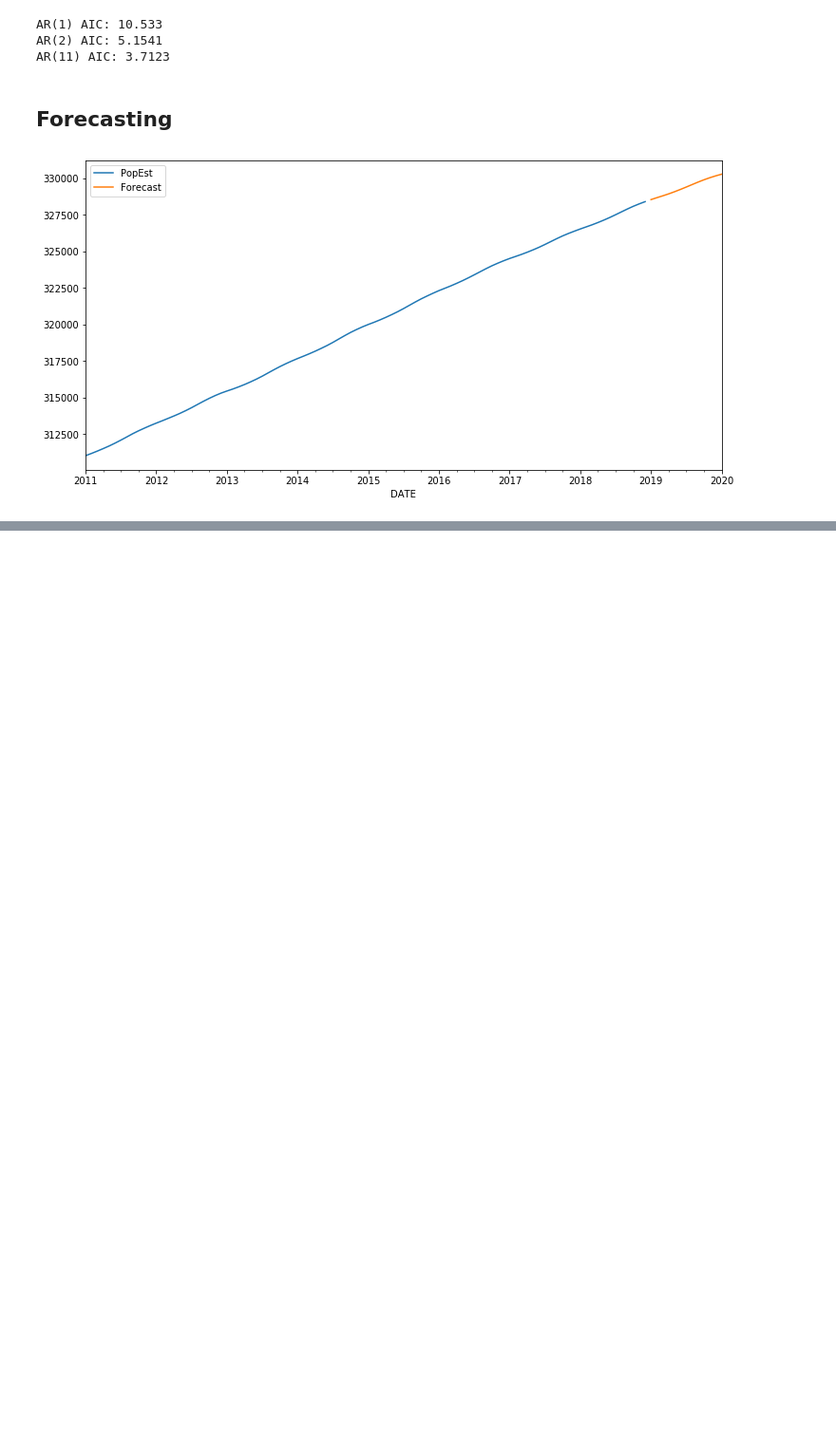
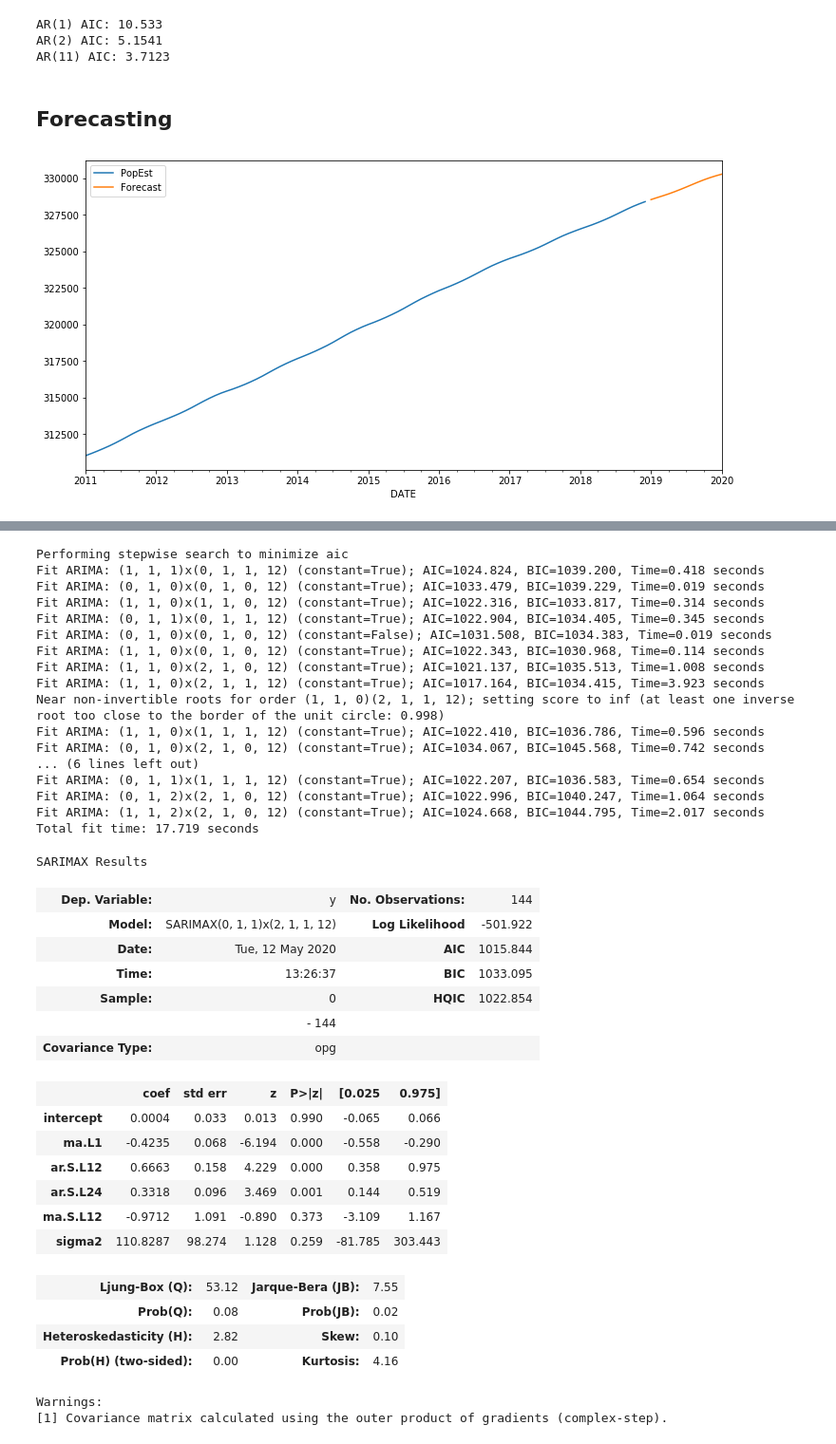
Before and after one commit to mattxushuai/Time_Series, a Jupyter notebook: General_Forecasting_Models.ipynb, the cells around one changed output, grey strips where cells are left out. Shown at 95% size. Saved outputs shown, nothing was run; the diff lists cells and outputs as text; code cells hidden in the pictures; blank space fills up the shorter version.

```diff
--- a/General_Forecasting_Models.ipynb
+++ b/General_Forecasting_Models.ipynb
@@ -256,0 +280,12 @@ fcast.plot(legend=True,figsize=(12,6));
+# %%
+import pandas as pd
+import numpy as np
+%matplotlib inline
+
+# Load a non-stationary dataset
+df1 = pd.read_csv('../Data/airline_passengers.csv',index_col='Month',parse_dates=True)
+df1.index.freq = 'MS'
+
+# Load a stationary dataset
+df2 = pd.read_csv('../Data/DailyTotalFemaleBirths.csv',index_col='Date',parse_dates=True)
+df2.index.freq = 'D'
@@ -256,0 +394,50 @@ fcast.plot(legend=True,figsize=(12,6));
+# %%
+# Non-stationary data
+stepwise_fit = auto_arima(df1['Thousands of Passengers'], start_p=1, start_q=1,
+                          max_p=6, max_q=3, m=12,
+                          start_P=0, seasonal=True,
+                          d=None, D=1, trace=True,
+                          error_action='ignore',   # we don't want to know if an order does not work
+                          suppress_warnings=True,  # we don't want convergence warnings
+                          stepwise=True)           # set to stepwise
+
+stepwise_fit.summary()
+# %% [output]
+Performing stepwise search to minimize aic
+Fit ARIMA: (1, 1, 1)x(0, 1, 1, 12) (constant=True); AIC=1024.824, BIC=1039.200, Time=0.418 seconds
+Fit ARIMA: (0, 1, 0)x(0, 1, 0, 12) (constant=True); AIC=1033.479, BIC=1039.229, Time=0.019 seconds
+Fit ARIMA: (1, 1, 0)x(1, 1, 0, 12) (constant=True); AIC=1022.316, BIC=1033.817, Time=0.314 seconds
+Fit ARIMA: (0, 1, 1)x(0, 1, 1, 12) (constant=True); AIC=1022.904, BIC=1034.405, Time=0.345 seconds
+Fit ARIMA: (0, 1, 0)x(0, 1, 0, 12) (constant=False); AIC=1031.508, BIC=1034.383, Time=0.019 seconds
+Fit ARIMA: (1, 1, 0)x(0, 1, 0, 12) (constant=True); AIC=1022.343, BIC=1030.968, Time=0.114 seconds
+Fit ARIMA: (1, 1, 0)x(2, 1, 0, 12) (constant=True); AIC=1021.137, BIC=1035.513, Time=1.008 seconds
+Fit ARIMA: (1, 1, 0)x(2, 1, 1, 12) (constant=True); AIC=1017.164, BIC=1034.415, Time=3.923 seconds
+Near non-invertible roots for order (1, 1, 0)(2, 1, 1, 12); setting score to inf (at least one inverse root too close to the border of the unit circle: 0.998)
+Fit ARIMA: (1, 1, 0)x(1, 1, 1, 12) (constant=True); AIC=1022.410, BIC=1036.786, Time=0.596 seconds
+Fit ARIMA: (0, 1, 0)x(2, 1, 0, 12) (constant=True); AIC=1034.067, BIC=1045.568, Time=0.742 seconds
+... (6 lines left out)
+Fit ARIMA: (0, 1, 1)x(1, 1, 1, 12) (constant=True); AIC=1022.207, BIC=1036.583, Time=0.654 seconds
+Fit ARIMA: (0, 1, 2)x(2, 1, 0, 12) (constant=True); AIC=1022.996, BIC=1040.247, Time=1.064 seconds
+Fit ARIMA: (1, 1, 2)x(2, 1, 0, 12) (constant=True); AIC=1024.668, BIC=1044.795, Time=2.017 seconds
+Total fit time: 17.719 seconds
+SARIMAX Results
+| Dep. Variable: | y | No. Observations: | 144 |
+| Model: | SARIMAX(0, 1, 1)x(2, 1, 1, 12) | Log Likelihood | -501.922 |
+| Date: | Tue, 12 May 2020 | AIC | 1015.844 |
+| Time: | 13:26:37 | BIC | 1033.095 |
+| Sample: | 0 | HQIC | 1022.854 |
+|  | - 144 |  |  |
+| Covariance Type: | opg |  |  |
+|  | coef | std err | z | P>|z| | [0.025 | 0.975] |
+| intercept | 0.0004 | 0.033 | 0.013 | 0.990 | -0.065 | 0.066 |
+| ma.L1 | -0.4235 | 0.068 | -6.194 | 0.000 | -0.558 | -0.290 |
+| ar.S.L12 | 0.6663 | 0.158 | 4.229 | 0.000 | 0.358 | 0.975 |
+| ar.S.L24 | 0.3318 | 0.096 | 3.469 | 0.001 | 0.144 | 0.519 |
+| ma.S.L12 | -0.9712 | 1.091 | -0.890 | 0.373 | -3.109 | 1.167 |
+| sigma2 | 110.8287 | 98.274 | 1.128 | 0.259 | -81.785 | 303.443 |
+| Ljung-Box (Q): | 53.12 | Jarque-Bera (JB): | 7.55 |
+| Prob(Q): | 0.08 | Prob(JB): | 0.02 |
+| Heteroskedasticity (H): | 2.82 | Skew: | 0.10 |
+| Prob(H) (two-sided): | 0.00 | Kurtosis: | 4.16 |
+Warnings:
+[1] Covariance matrix calculated using the outer product of gradients (complex-step).
```
Also changed, not shown: parts of 13 cells of this notebook.
